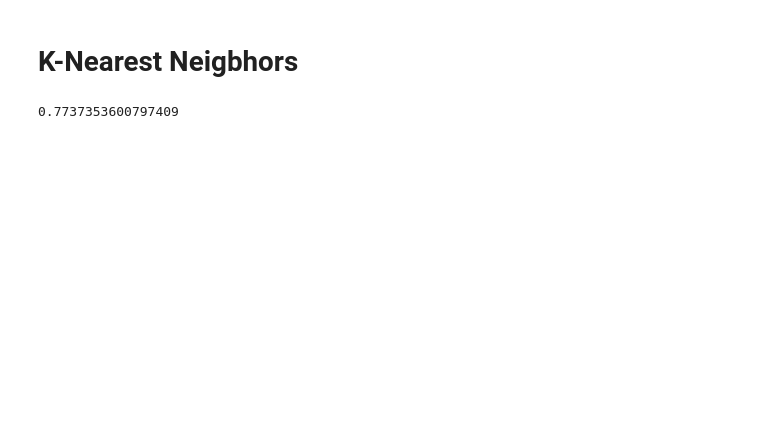
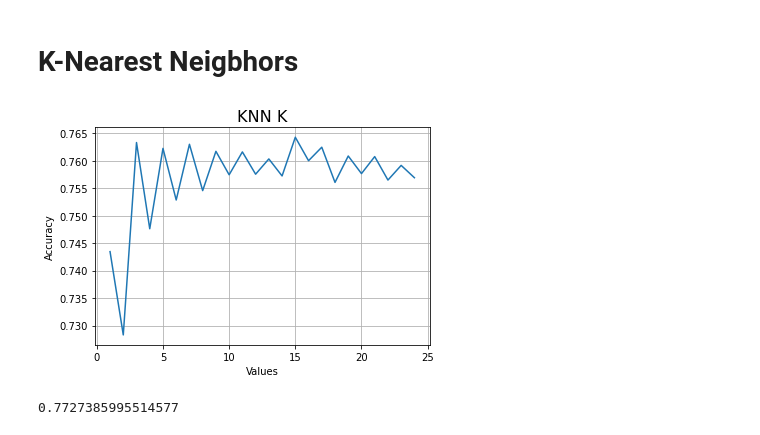
Before and after one commit to faress-136/ML-Classification, a Jupyter notebook: MLClassifcation.ipynb, the cells around one changed output. Cells and saved outputs as stored; diff of their text form; code cells hidden in the pictures; blank space fills up the shorter version.

```diff
--- a/MLClassifcation.ipynb
+++ b/MLClassifcation.ipynb
@@ -294,13 +365,30 @@ weighted avg       0.70      0.65      0.63      4013
 # pyplot.ylabel("Accuracy")
 # pyplot.show()
 # print(f'Best k = {hyperParam[0]} with best accuracy = {hyperParam[2]}')
+# %%
+n_scores = []
+skf = StratifiedKFold(n_splits=7)
+n_range = range(1, 25)
+for n in range(1,25):
+ clf = KNeighborsClassifier(n_neighbors=n)
+ scores = cross_val_score(clf, X_train, y_train, cv=skf, scoring='accuracy')
+ n_scores.append(scores.mean())
+
+pyplot.title("KNN K", fontsize='16')
+pyplot.plot(n_range, n_scores)
+pyplot.xlabel("Values")
+pyplot.ylabel("Accuracy")
+pyplot.grid()
+pyplot.show()
+# %% [output]
+[figure, added]
 # %%
-K_model = KNeighborsClassifier(n_neighbors= 7)
+K_model = KNeighborsClassifier(n_neighbors=15)
 K_model.fit(X_train,y_train)
 y_predict5 = K_model.predict(X_test)
 K_model.score(X_test, y_test)
 # %% [output]
-0.7737353600797409
+0.7727385995514577
 # %%
 CorrectG, WrongG = confusion_matrix(y_test, y_predict5)[0]
 WrongH, CorrectH = confusion_matrix(y_test, y_predict5)[1]
```
Also changed, not shown: parts of 32 cells of this notebook.
